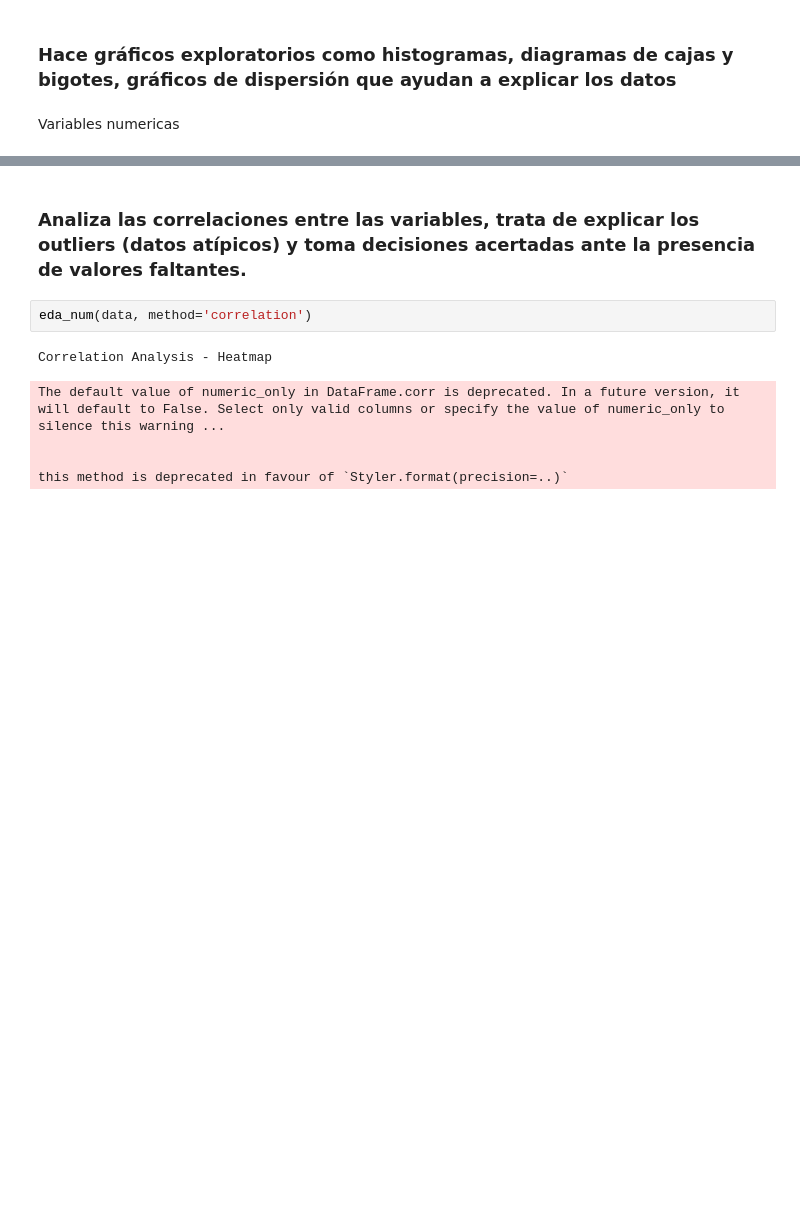
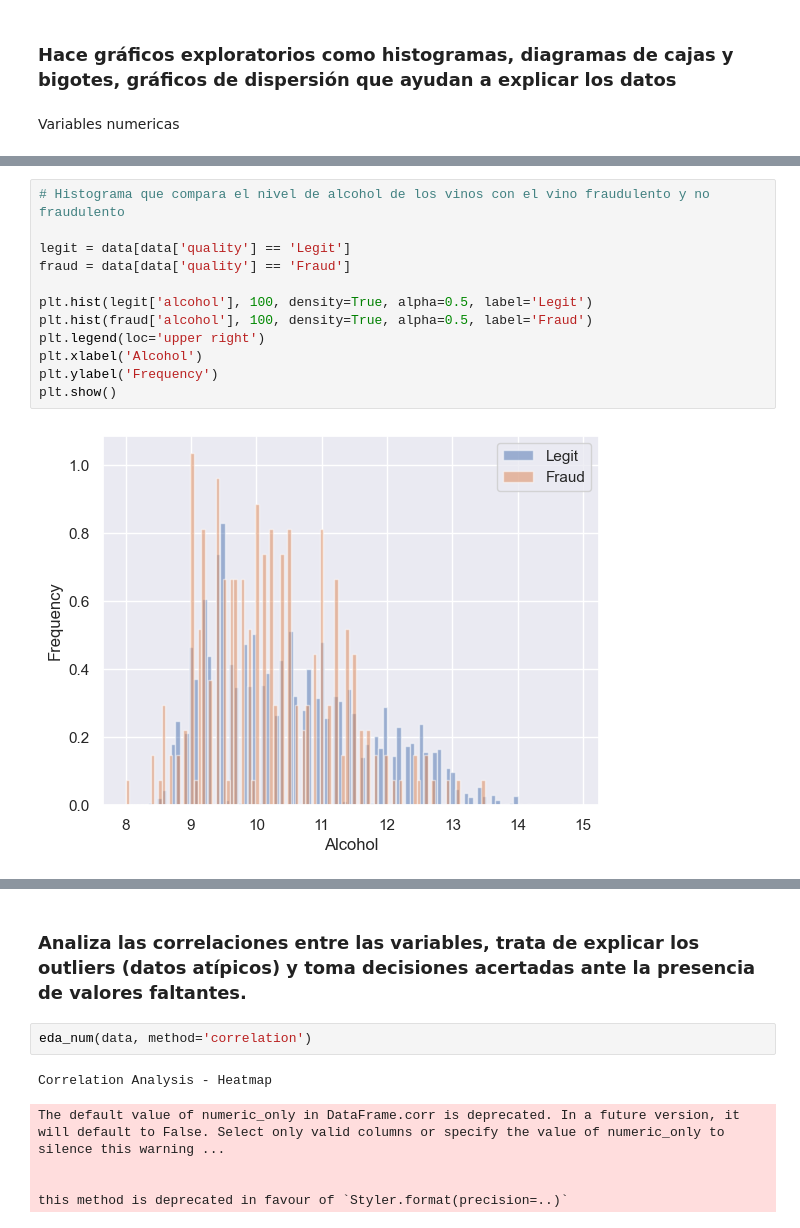
Before and after one commit to Diego-CB/HT3-Mineria, a Jupyter notebook: Exploracion de datos.ipynb, the cells around one changed output, grey strips where cells are left out. Drawn from its saved outputs; the diff is of its cells as text; blank space fills up the shorter version.

```diff
--- a/Exploracion de datos.ipynb
+++ b/Exploracion de datos.ipynb
@@ -79,0 +100,14 @@ Outlier Analysis - Boxplot
+# %%
+# Histograma que compara el nivel de alcohol de los vinos con el vino fraudulento y no fraudulento
+
+legit = data[data['quality'] == 'Legit']
+fraud = data[data['quality'] == 'Fraud']
+
+plt.hist(legit['alcohol'], 100, density=True, alpha=0.5, label='Legit')
+plt.hist(fraud['alcohol'], 100, density=True, alpha=0.5, label='Fraud')
+plt.legend(loc='upper right')
+plt.xlabel('Alcohol')
+plt.ylabel('Frequency')
+plt.show()
+# %% [output]
+[figure, added]
```
Also changed, not shown: parts of 16 cells of this notebook, 2 other files.
